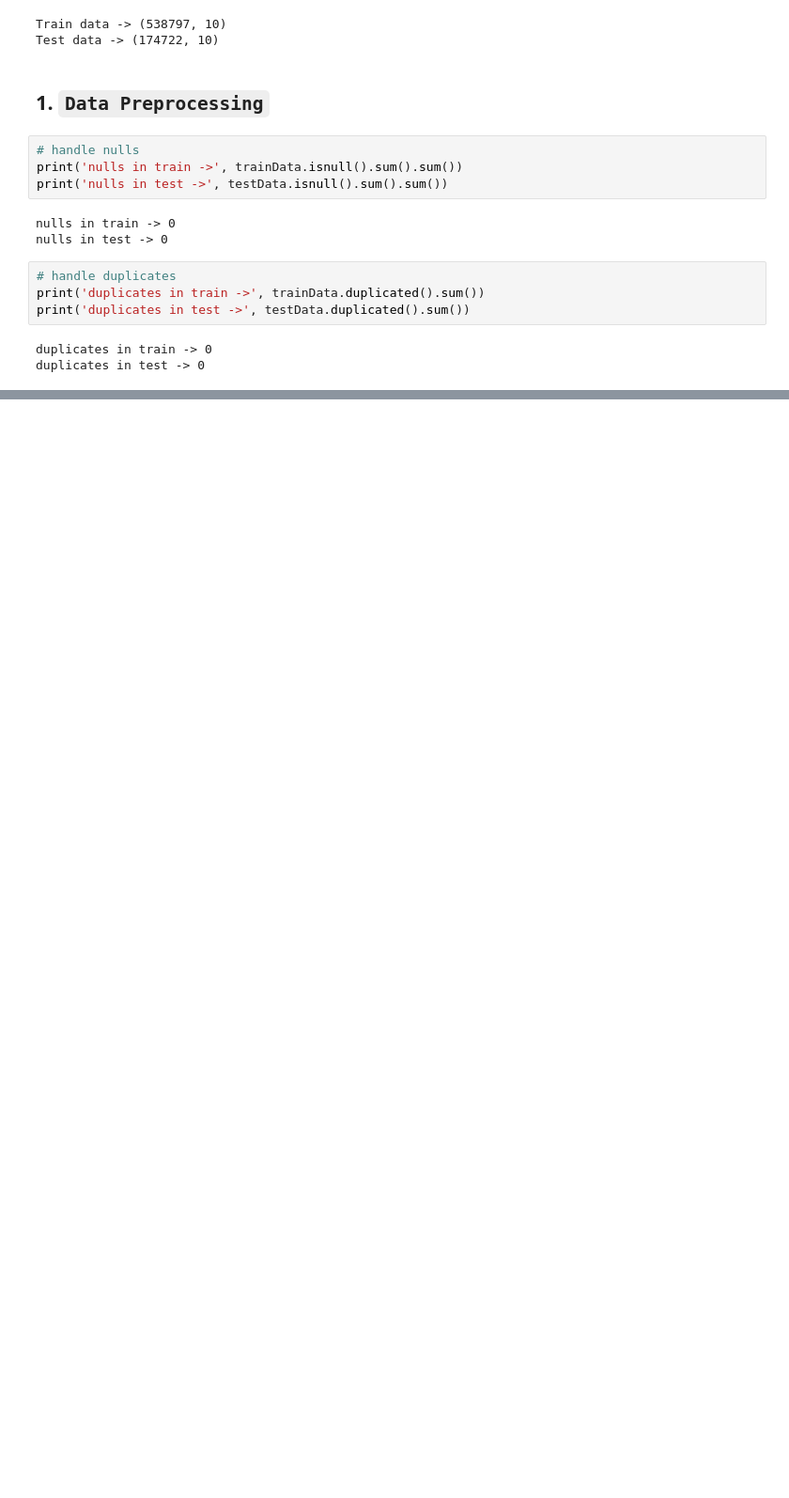
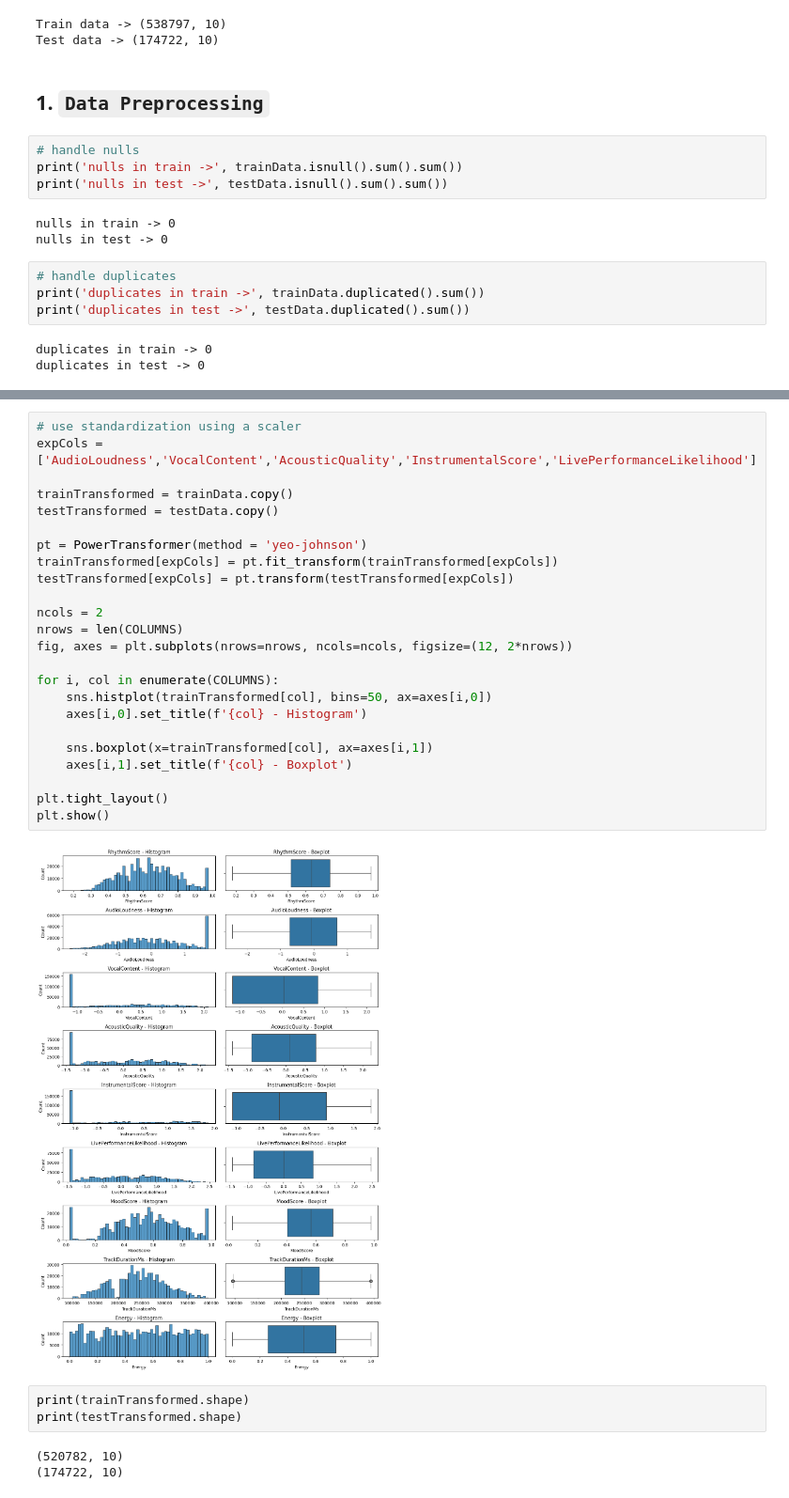
Before and after one commit to KarthikNot/Kaggle-S5E9, a Jupyter notebook: notebooks/Kaggle S5E9.ipynb, the cells around one changed output, grey strips where cells are left out. Shown at 94% size. Drawn from its saved outputs; the diff is of its cells as text; blank space fills up the shorter version.

```diff
--- a/notebooks/Kaggle S5E9.ipynb
+++ b/notebooks/Kaggle S5E9.ipynb
@@ -161 +222,33 @@ for col in transformCols:
+# %%
+# use standardization using a scaler
+expCols = ['AudioLoudness','VocalContent','AcousticQuality','InstrumentalScore','LivePerformanceLikelihood']
+
+trainTransformed = trainData.copy()
+testTransformed = testData.copy()
+
+pt = PowerTransformer(method = 'yeo-johnson')
+trainTransformed[expCols] = pt.fit_transform(trainTransformed[expCols])
+testTransformed[expCols] = pt.transform(testTransformed[expCols])
+
+ncols = 2
+nrows = len(COLUMNS)
+fig, axes = plt.subplots(nrows=nrows, ncols=ncols, figsize=(12, 2*nrows))
+
+for i, col in enumerate(COLUMNS):
+    sns.histplot(trainTransformed[col], bins=50, ax=axes[i,0])
+    axes[i,0].set_title(f'{col} - Histogram')
+
+    sns.boxplot(x=trainTransformed[col], ax=axes[i,1])
+    axes[i,1].set_title(f'{col} - Boxplot')
+
+plt.tight_layout()
+plt.show()
+# %% [output]
+[figure, added]
+# %%
+print(trainTransformed.shape)
+print(testTransformed.shape)
+# %% [output]
+(520782, 10)
+(174722, 10)
 # %% [markdown]
```
Also changed, not shown: parts of 28 cells of this notebook.
